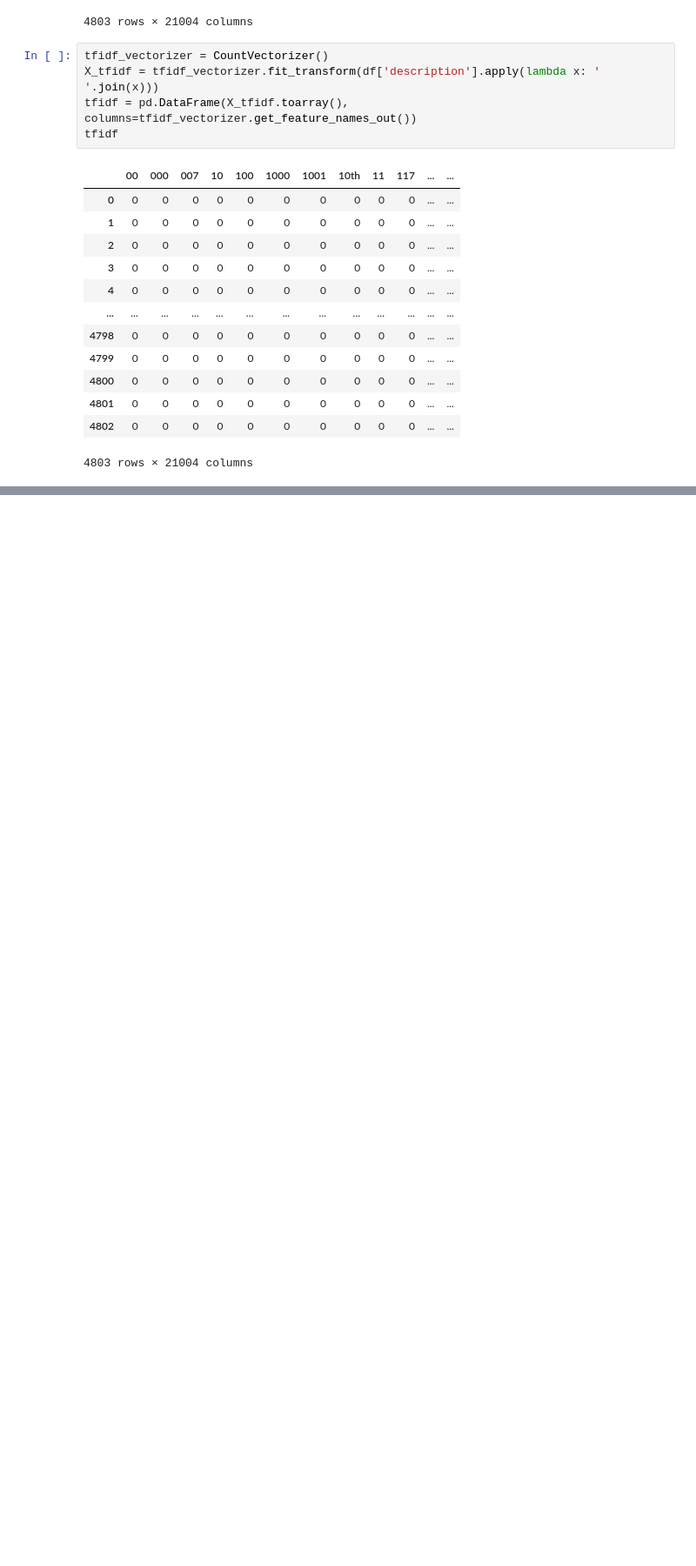
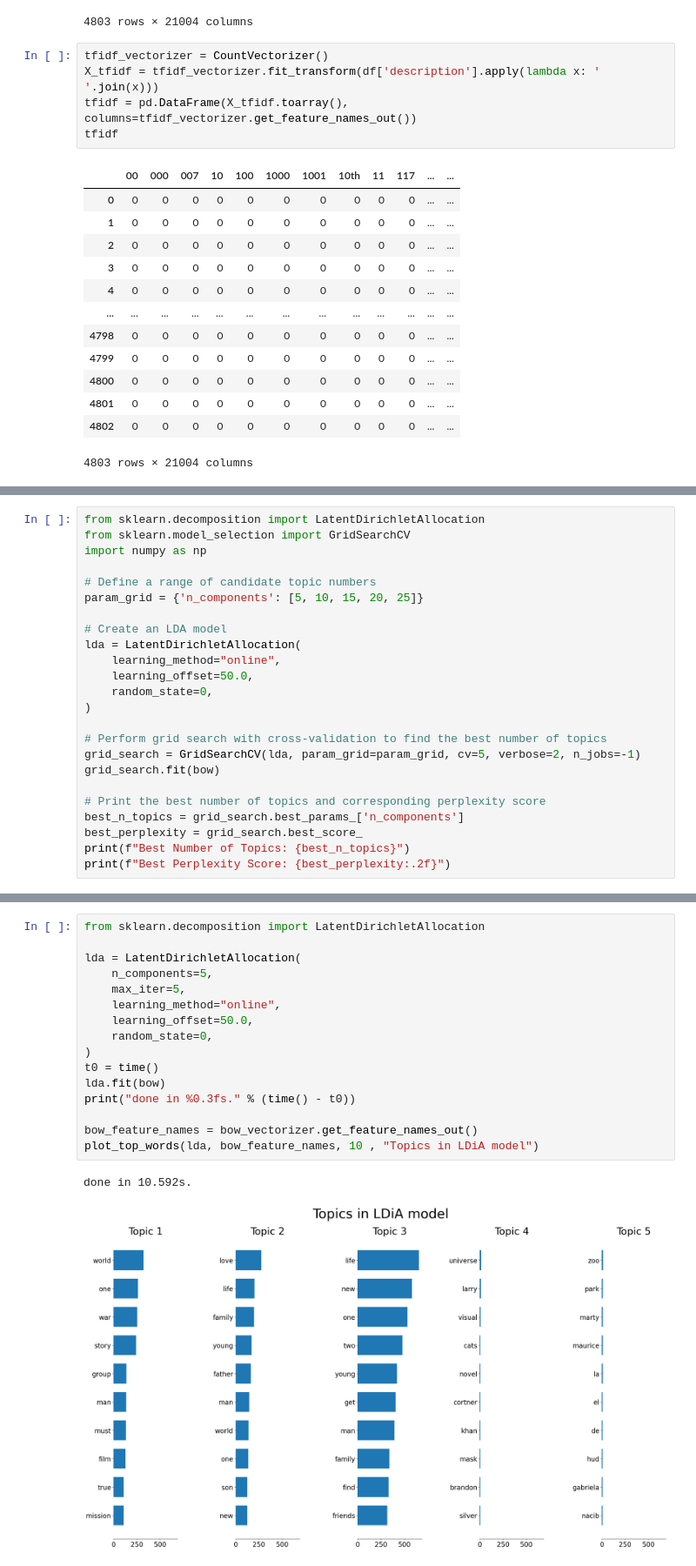
Before and after one commit to jlang62/ml-nlp-exam, a Jupyter notebook: notebooks/02_NLP.ipynb, the cells around one changed output, grey strips where cells are left out. Shown at 87% size. Drawn from its saved outputs; the diff is of its cells as text; blank space fills up the shorter version.

Commit message:
some topics generated

```diff
--- a/notebooks/02_NLP.ipynb
+++ b/notebooks/02_NLP.ipynb
@@ -141,0 +165,24 @@ tfidf
+# %%
+from sklearn.decomposition import LatentDirichletAllocation
+from sklearn.model_selection import GridSearchCV
+import numpy as np
+
+# Define a range of candidate topic numbers
+param_grid = {'n_components': [5, 10, 15, 20, 25]}
+
+# Create an LDA model
+lda = LatentDirichletAllocation(
+    learning_method="online",
+    learning_offset=50.0,
+    random_state=0,
+)
+
+# Perform grid search with cross-validation to find the best number of topics
+grid_search = GridSearchCV(lda, param_grid=param_grid, cv=5, verbose=2, n_jobs=-1)
+grid_search.fit(bow)
+
+# Print the best number of topics and corresponding perplexity score
+best_n_topics = grid_search.best_params_['n_components']
+best_perplexity = grid_search.best_score_
+print(f"Best Number of Topics: {best_n_topics}")
+print(f"Best Perplexity Score: {best_perplexity:.2f}")
@@ -141,0 +207,19 @@ tfidf
+# %%
+from sklearn.decomposition import LatentDirichletAllocation
+
+lda = LatentDirichletAllocation(
+    n_components=5,
+    max_iter=5,
+    learning_method="online",
+    learning_offset=50.0,
+    random_state=0,
+)
+t0 = time()
+lda.fit(bow)
+print("done in %0.3fs." % (time() - t0))
+
+bow_feature_names = bow_vectorizer.get_feature_names_out()
+plot_top_words(lda, bow_feature_names, 10 , "Topics in LDiA model")
+# %% [output]
+done in 10.592s.
+[figure, added]
```
Also changed, not shown: parts of 8 cells of this notebook.
